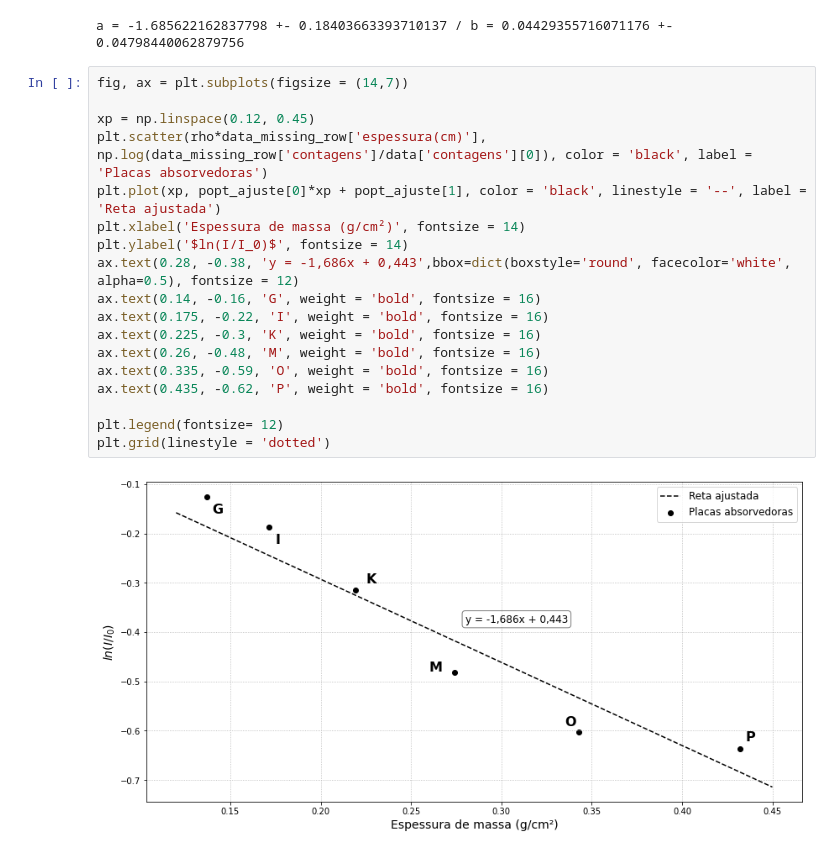
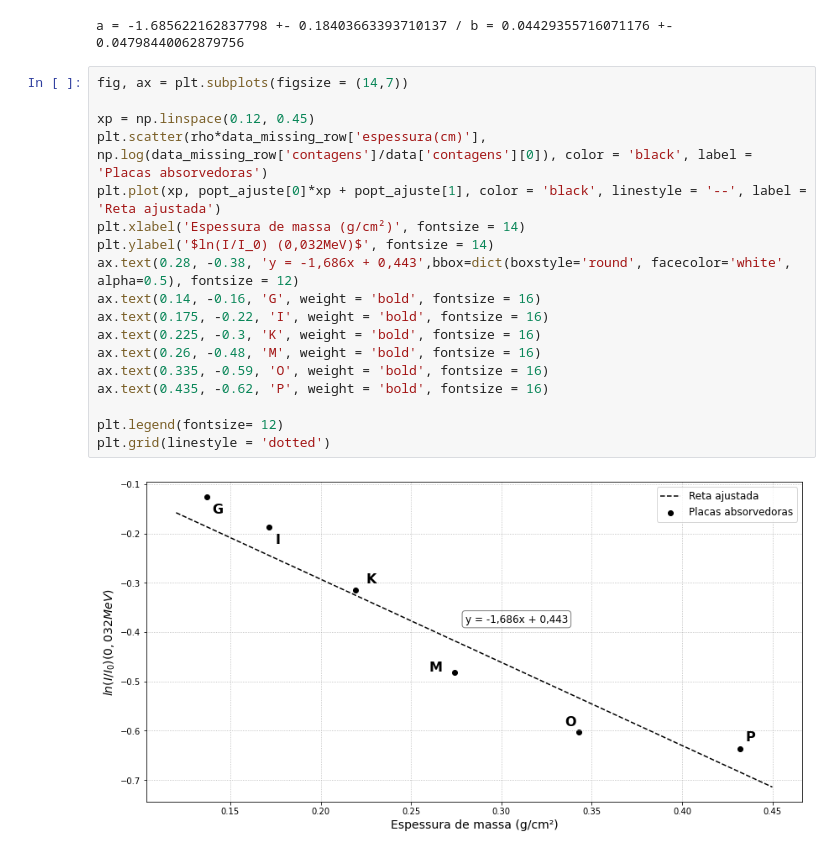
Before and after one commit to goulartsursula/DisciplinasUERJ, a Jupyter notebook: Estrutura da Materia 3/AtenuacaoGama.ipynb, the cells around one changed output. Cells and saved outputs as stored; diff of their text form.

```diff
--- a/Estrutura da Materia 3/AtenuacaoGama.ipynb
+++ b/Estrutura da Materia 3/AtenuacaoGama.ipynb
@@ -154,20 +154,20 @@ a = -1.685622162837798 +- 0.18403663393710137 / b = 0.04429355716071176 +- 0.047
 # %%
 fig, ax = plt.subplots(figsize = (14,7))
 
 xp = np.linspace(0.12, 0.45)
 plt.scatter(rho*data_missing_row['espessura(cm)'], np.log(data_missing_row['contagens']/data['contagens'][0]), color = 'black', label = 'Placas absorvedoras')
 plt.plot(xp, popt_ajuste[0]*xp + popt_ajuste[1], color = 'black', linestyle = '--', label = 'Reta ajustada')
 plt.xlabel('Espessura de massa (g/cm²)', fontsize = 14)
-plt.ylabel('$ln(I/I_0)$', fontsize = 14)
+plt.ylabel('$ln(I/I_0) (0,032MeV)$', fontsize = 14)
 ax.text(0.28, -0.38, 'y = -1,686x + 0,443',bbox=dict(boxstyle='round', facecolor='white', alpha=0.5), fontsize = 12)
 ax.text(0.14, -0.16, 'G', weight = 'bold', fontsize = 16)
 ax.text(0.175, -0.22, 'I', weight = 'bold', fontsize = 16)
 ax.text(0.225, -0.3, 'K', weight = 'bold', fontsize = 16)
 ax.text(0.26, -0.48, 'M', weight = 'bold', fontsize = 16)
 ax.text(0.335, -0.59, 'O', weight = 'bold', fontsize = 16)
 ax.text(0.435, -0.62, 'P', weight = 'bold', fontsize = 16)
 
 plt.legend(fontsize= 12)
 plt.grid(linestyle = 'dotted')
 # %% [output]
-[figure, old version]
+[figure, new version]
```
